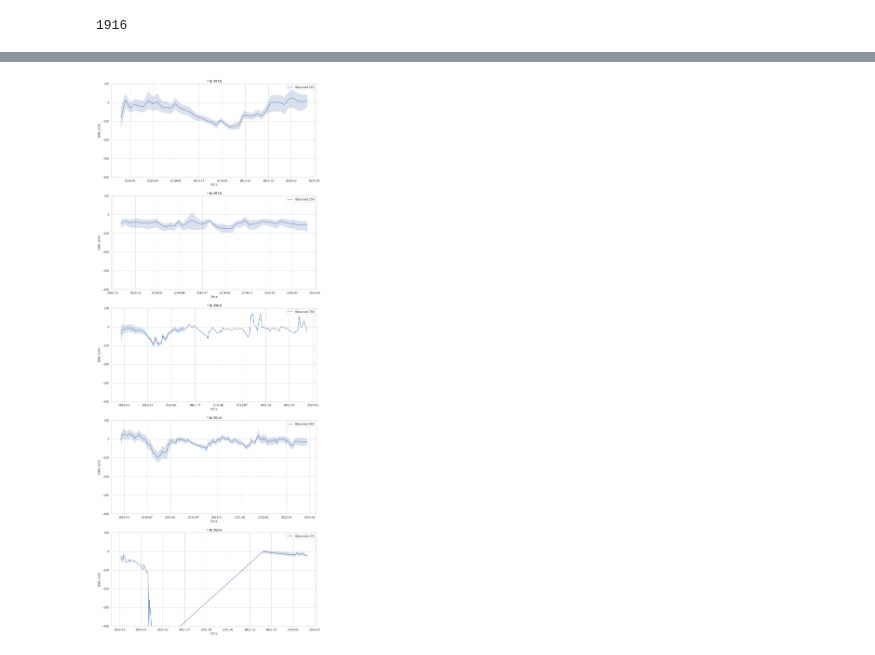
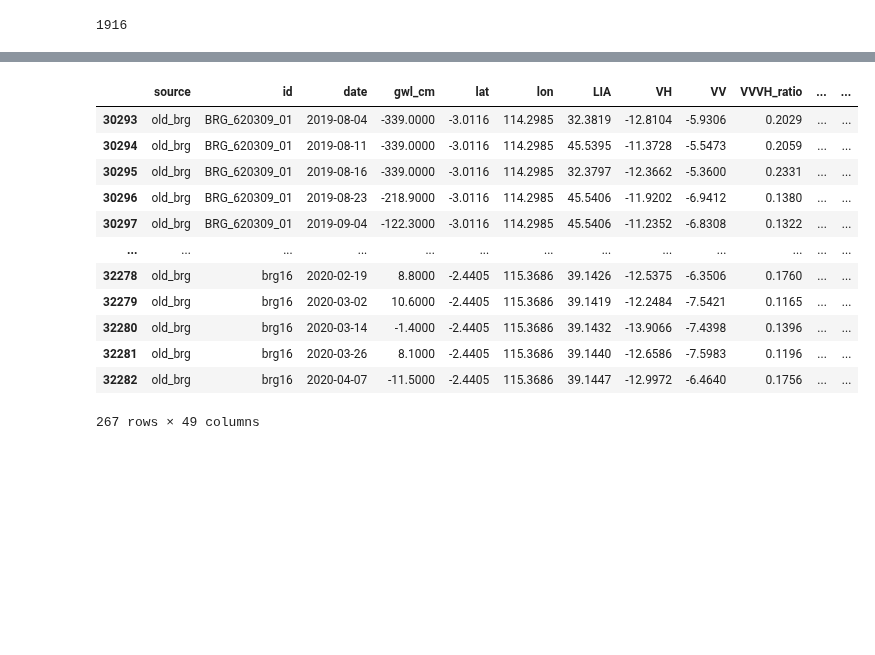
Before and after one commit to dfguerrerom/gwl-modeling, a Jupyter notebook: 3_1_cross_validation_interpretation.ipynb, the cells around one changed output, grey strips where cells are left out. Saved outputs shown, nothing was run; the diff lists cells and outputs as text; code cells hidden in the pictures; blank space fills up the shorter version.

```diff
--- a/3_1_cross_validation_interpretation.ipynb
+++ b/3_1_cross_validation_interpretation.ipynb
@@ -216,23 +215,37 @@ p-value: 1.229459846056177e-224
 # # rotate x-axis labels
 # plt.xticks(rotation=45);
 # %%
-# plot the gwl_cm vs date for each phu in different plots
+# # plot the gwl_cm vs date for each phu in different plots
 
-fig, axs = plt.subplots(5, 1, figsize=(15, 40))
+# fig, axs = plt.subplots(5, 1, figsize=(15, 40))
 
-for i, phu in enumerate(best_phus):
+# for i, phu in enumerate(best_phus):
 
-    plot_data = df[df.phu_id == phu].copy()
-    plot_data.sort_values(by="date", inplace=True)
+#     plot_data = df[df.phu_id == phu].copy()
+#     plot_data.sort_values(by="date", inplace=True)
 
-    sns.lineplot(x="date", y="gwl_cm", data=plot_data, ax=axs[i], label=f"Observed {len(plot_data)}")
+#     sns.lineplot(x="date", y="gwl_cm", data=plot_data, ax=axs[i], label=f"Observed {len(plot_data)}")
 
-    # use the same scale for all the plots
-    axs[i].set_ylim(-400, 100)
-    axs[i].set_title(f"PHU {phu}")
-    axs[i].set_xlabel("Date")
-    axs[i].set_ylabel("GWL (cm)")
+#     # use the same scale for all the plots
+#     axs[i].set_ylim(-400, 100)
+#     axs[i].set_title(f"PHU {phu}")
+#     axs[i].set_xlabel("Date")
+#     axs[i].set_ylabel("GWL (cm)")
-# %% [output]
-[figure, removed]
 # %%
 data.phu_id.unique()
+# %%
+df[df.id.isin(bad_stations)]
+# %% [output]
+|  | source | id | date | gwl_cm | lat | lon | LIA | VH | VV | VVVH_ratio | ... | ... |
+| 30293 | old_brg | BRG_620309_01 | 2019-08-04 | -339.0000 | -3.0116 | 114.2985 | 32.3819 | -12.8104 | -5.9306 | 0.2029 | ... | ... |
+| 30294 | old_brg | BRG_620309_01 | 2019-08-11 | -339.0000 | -3.0116 | 114.2985 | 45.5395 | -11.3728 | -5.5473 | 0.2059 | ... | ... |
+| 30295 | old_brg | BRG_620309_01 | 2019-08-16 | -339.0000 | -3.0116 | 114.2985 | 32.3797 | -12.3662 | -5.3600 | 0.2331 | ... | ... |
+| 30296 | old_brg | BRG_620309_01 | 2019-08-23 | -218.9000 | -3.0116 | 114.2985 | 45.5406 | -11.9202 | -6.9412 | 0.1380 | ... | ... |
+| 30297 | old_brg | BRG_620309_01 | 2019-09-04 | -122.3000 | -3.0116 | 114.2985 | 45.5406 | -11.2352 | -6.8308 | 0.1322 | ... | ... |
+| ... | ... | ... | ... | ... | ... | ... | ... | ... | ... | ... | ... | ... |
+| 32278 | old_brg | brg16 | 2020-02-19 | 8.8000 | -2.4405 | 115.3686 | 39.1426 | -12.5375 | -6.3506 | 0.1760 | ... | ... |
+| 32279 | old_brg | brg16 | 2020-03-02 | 10.6000 | -2.4405 | 115.3686 | 39.1419 | -12.2484 | -7.5421 | 0.1165 | ... | ... |
+| 32280 | old_brg | brg16 | 2020-03-14 | -1.4000 | -2.4405 | 115.3686 | 39.1432 | -13.9066 | -7.4398 | 0.1396 | ... | ... |
+| 32281 | old_brg | brg16 | 2020-03-26 | 8.1000 | -2.4405 | 115.3686 | 39.1440 | -12.6586 | -7.5983 | 0.1196 | ... | ... |
+| 32282 | old_brg | brg16 | 2020-04-07 | -11.5000 | -2.4405 | 115.3686 | 39.1447 | -12.9972 | -6.4640 | 0.1756 | ... | ... |
+267 rows × 49 columns
```
Also changed, not shown: parts of 10 cells of this notebook, 14 other files.
